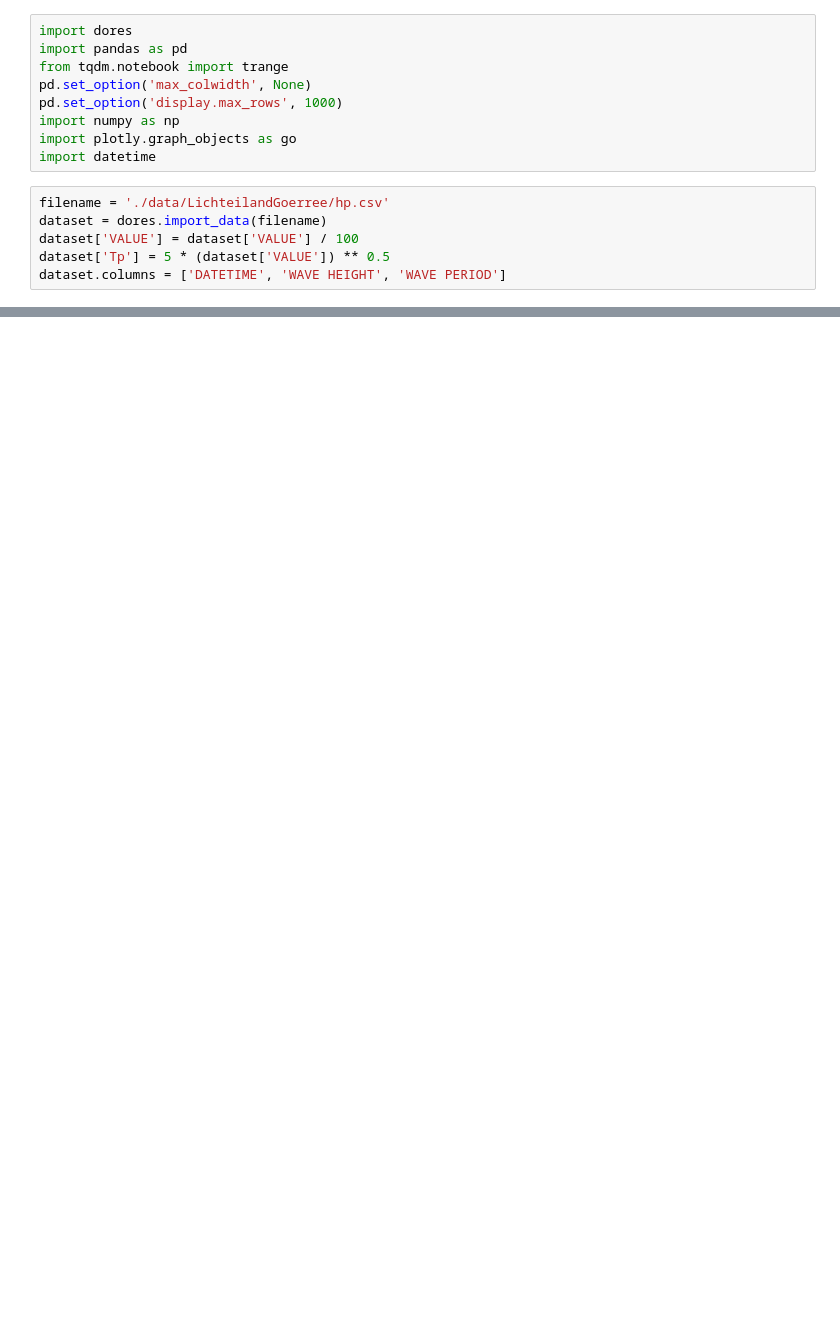
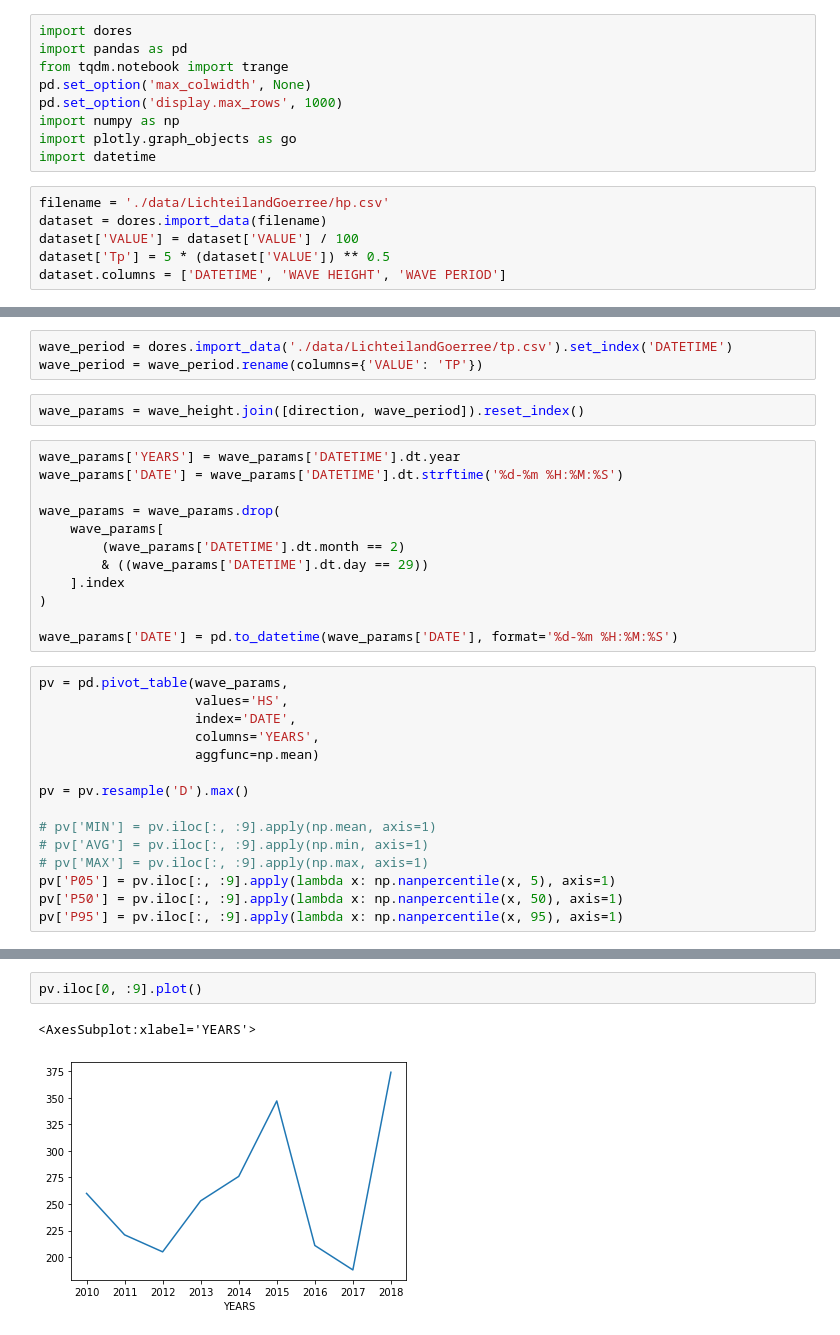
Before and after one commit to thijsreedijk/OpenCLSim, a Jupyter notebook: dores/interface.ipynb, the cells around one changed output, grey strips where cells are left out. Cells and saved outputs as stored; diff of their text form; blank space fills up the shorter version.

```diff
--- a/dores/interface.ipynb
+++ b/dores/interface.ipynb
@@ -59,0 +70,32 @@ fig.show()
+# %%
+wave_period = dores.import_data('./data/LichteilandGoerree/tp.csv').set_index('DATETIME')
+wave_period = wave_period.rename(columns={'VALUE': 'TP'})
+# %%
+wave_params = wave_height.join([direction, wave_period]).reset_index()
+# %%
+wave_params['YEARS'] = wave_params['DATETIME'].dt.year
+wave_params['DATE'] = wave_params['DATETIME'].dt.strftime('%d-%m %H:%M:%S')
+
+wave_params = wave_params.drop(
+    wave_params[
+        (wave_params['DATETIME'].dt.month == 2)
+        & ((wave_params['DATETIME'].dt.day == 29))
+    ].index
+)
+
+wave_params['DATE'] = pd.to_datetime(wave_params['DATE'], format='%d-%m %H:%M:%S')
+# %%
+pv = pd.pivot_table(wave_params,
+                    values='HS',
+                    index='DATE',
+                    columns='YEARS',
+                    aggfunc=np.mean)
+
+pv = pv.resample('D').max()
+
+# pv['MIN'] = pv.iloc[:, :9].apply(np.mean, axis=1)
+# pv['AVG'] = pv.iloc[:, :9].apply(np.min, axis=1)
+# pv['MAX'] = pv.iloc[:, :9].apply(np.max, axis=1)
+pv['P05'] = pv.iloc[:, :9].apply(lambda x: np.nanpercentile(x, 5), axis=1)
+pv['P50'] = pv.iloc[:, :9].apply(lambda x: np.nanpercentile(x, 50), axis=1)
+pv['P95'] = pv.iloc[:, :9].apply(lambda x: np.nanpercentile(x, 95), axis=1)
@@ -59,0 +146,5 @@ fig.show()
+# %%
+pv.iloc[0, :9].plot()
+# %% [output]
+<AxesSubplot:xlabel='YEARS'>
+[figure, added]
```
Also changed, not shown: parts of 5 cells of this notebook, 1 other file.
